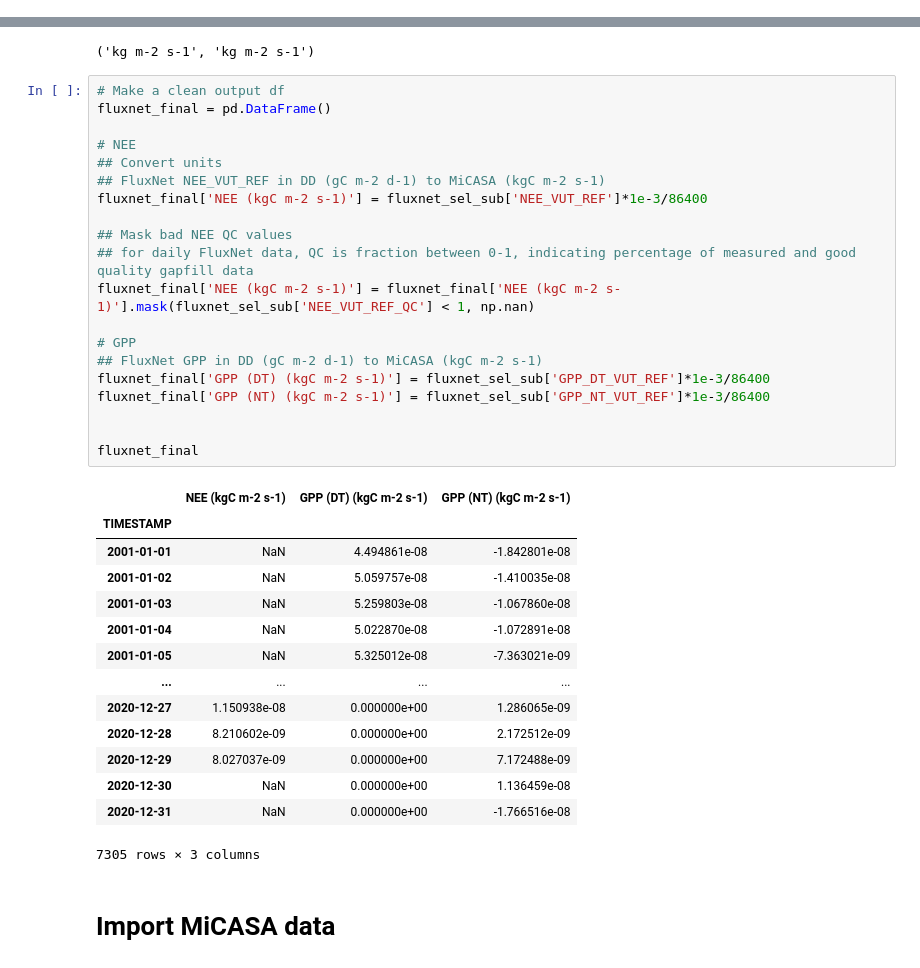
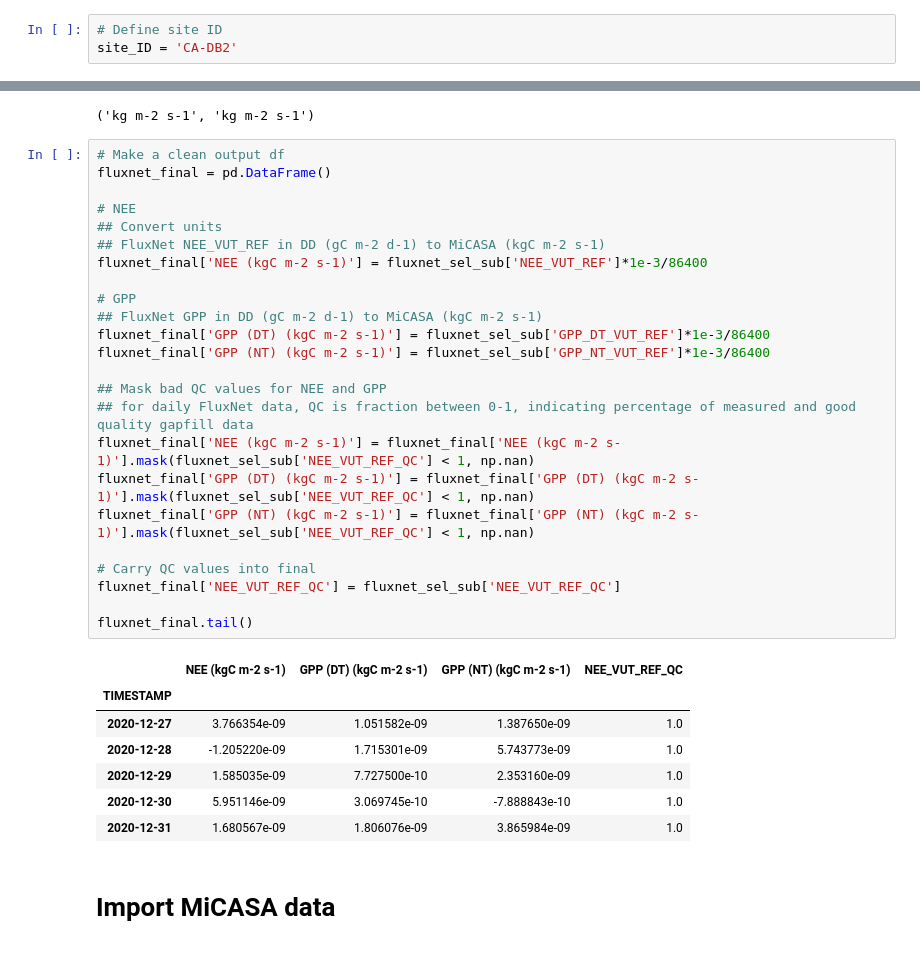
Before and after one commit to hannahzafar/FLUXNET-Model-comparison, a Jupyter notebook: Exploration-notebook.ipynb, the cells around one changed output, grey strips where cells are left out. Drawn from its saved outputs; the diff is of its cells as text.

```diff
--- a/Exploration-notebook.ipynb
+++ b/Exploration-notebook.ipynb
@@ -74,4 +69,7 @@ def get_single_match(pattern):
 # %% [markdown]
 ## Import FluxNet Data
+# %%
+# Define site ID
+site_ID = 'CA-DB2'
 # %%
 # Import selected site daily subset data
@@ -132,38 +123,35 @@ micasa_test['NEE'].units, micasa_test['NPP'].units
 # %%
 # Make a clean output df
 fluxnet_final = pd.DataFrame()
 
 # NEE
 ## Convert units
 ## FluxNet NEE_VUT_REF in DD (gC m-2 d-1) to MiCASA (kgC m-2 s-1)
 fluxnet_final['NEE (kgC m-2 s-1)'] = fluxnet_sel_sub['NEE_VUT_REF']*1e-3/86400
 
-## Mask bad NEE QC values
-## for daily FluxNet data, QC is fraction between 0-1, indicating percentage of measured and good quality gapfill data
-fluxnet_final['NEE (kgC m-2 s-1)'] = fluxnet_final['NEE (kgC m-2 s-1)'].mask(fluxnet_sel_sub['NEE_VUT_REF_QC'] < 1, np.nan)
-
 # GPP
 ## FluxNet GPP in DD (gC m-2 d-1) to MiCASA (kgC m-2 s-1)
 fluxnet_final['GPP (DT) (kgC m-2 s-1)'] = fluxnet_sel_sub['GPP_DT_VUT_REF']*1e-3/86400
 fluxnet_final['GPP (NT) (kgC m-2 s-1)'] = fluxnet_sel_sub['GPP_NT_VUT_REF']*1e-3/86400
 
+## Mask bad QC values for NEE and GPP
+## for daily FluxNet data, QC is fraction between 0-1, indicating percentage of measured and good quality gapfill data
+fluxnet_final['NEE (kgC m-2 s-1)'] = fluxnet_final['NEE (kgC m-2 s-1)'].mask(fluxnet_sel_sub['NEE_VUT_REF_QC'] < 1, np.nan)
+fluxnet_final['GPP (DT) (kgC m-2 s-1)'] = fluxnet_final['GPP (DT) (kgC m-2 s-1)'].mask(fluxnet_sel_sub['NEE_VUT_REF_QC'] < 1, np.nan)
+fluxnet_final['GPP (NT) (kgC m-2 s-1)'] = fluxnet_final['GPP (NT) (kgC m-2 s-1)'].mask(fluxnet_sel_sub['NEE_VUT_REF_QC'] < 1, np.nan)
 
-fluxnet_final
+# Carry QC values into final
+fluxnet_final['NEE_VUT_REF_QC'] = fluxnet_sel_sub['NEE_VUT_REF_QC']
+
+fluxnet_final.tail()
 # %% [output]
-|  | NEE (kgC m-2 s-1) | GPP (DT) (kgC m-2 s-1) | GPP (NT) (kgC m-2 s-1) |
-| TIMESTAMP |  |  |  |
-| 2001-01-01 | NaN | 4.494861e-08 | -1.842801e-08 |
-| 2001-01-02 | NaN | 5.059757e-08 | -1.410035e-08 |
-| 2001-01-03 | NaN | 5.259803e-08 | -1.067860e-08 |
-| 2001-01-04 | NaN | 5.022870e-08 | -1.072891e-08 |
-| 2001-01-05 | NaN | 5.325012e-08 | -7.363021e-09 |
-| ... | ... | ... | ... |
-| 2020-12-27 | 1.150938e-08 | 0.000000e+00 | 1.286065e-09 |
-| 2020-12-28 | 8.210602e-09 | 0.000000e+00 | 2.172512e-09 |
-| 2020-12-29 | 8.027037e-09 | 0.000000e+00 | 7.172488e-09 |
-| 2020-12-30 | NaN | 0.000000e+00 | 1.136459e-08 |
-| 2020-12-31 | NaN | 0.000000e+00 | -1.766516e-08 |
+|  | NEE (kgC m-2 s-1) | GPP (DT) (kgC m-2 s-1) | GPP (NT) (kgC m-2 s-1) | NEE_VUT_REF_QC |
+| TIMESTAMP |  |  |  |  |
+| 2020-12-27 | 3.766354e-09 | 1.051582e-09 | 1.387650e-09 | 1.0 |
+| 2020-12-28 | -1.205220e-09 | 1.715301e-09 | 5.743773e-09 | 1.0 |
+| 2020-12-29 | 1.585035e-09 | 7.727500e-10 | 2.353160e-09 | 1.0 |
+| 2020-12-30 | 5.951146e-09 | 3.069745e-10 | -7.888843e-10 | 1.0 |
+| 2020-12-31 | 1.680567e-09 | 1.806076e-09 | 3.865984e-09 | 1.0 |
-7305 rows × 3 columns
 # %% [markdown]
 # Import MiCASA data
 # %% [markdown]
```
Also changed, not shown: parts of 33 cells of this notebook.
